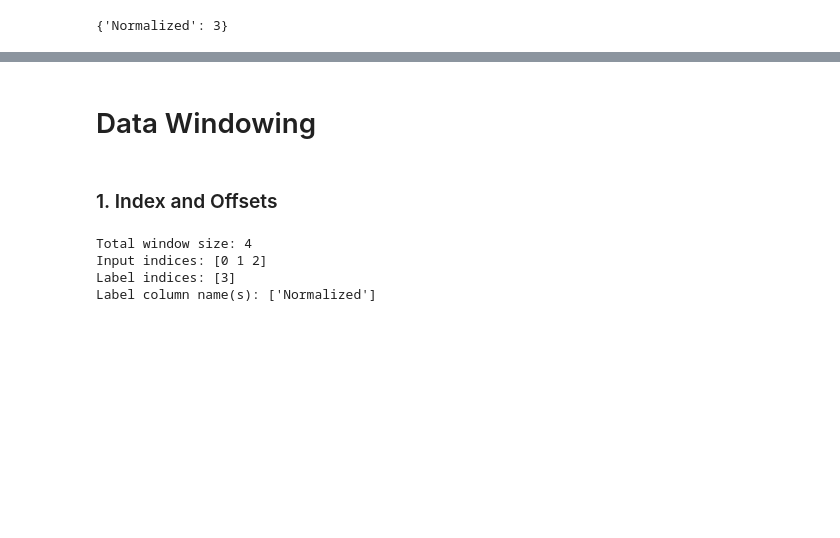
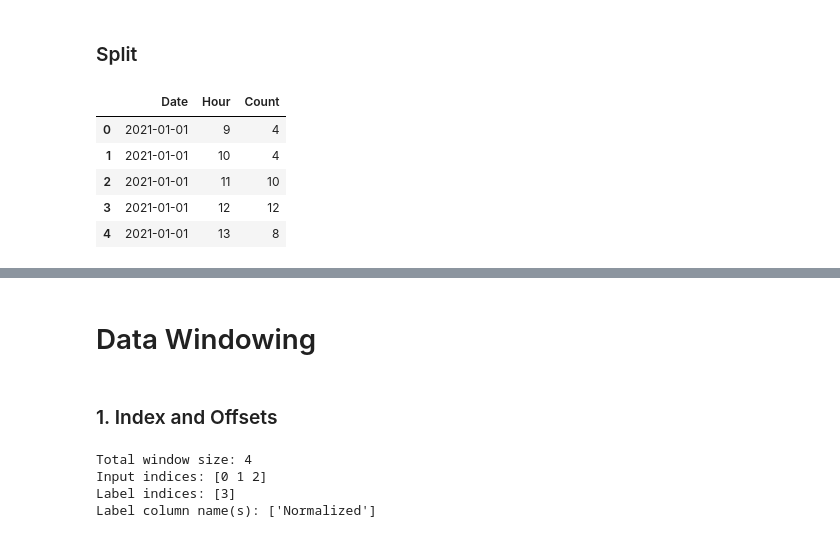
Before and after one commit to soph-colo/data3000-time-sequence, a Jupyter notebook: RNN_time.ipynb, the cells around one changed output, grey strips where cells are left out. Drawn from its saved outputs; the diff is of its cells as text; code cells hidden in the pictures; blank space fills up the shorter version.

```diff
--- a/RNN_time.ipynb
+++ b/RNN_time.ipynb
@@ -59,14 +106,22 @@ df2.head()
+# %% [markdown]
+### Split
 # %%
-column_indices = {name: i for i, name in enumerate(df2.columns)}
-#column_indices = column_indices.get("Normalized : 3")
+# column indices that we want to feed model: Normalized eventually
 column_indices = {'Normalized' : 3}
-print(column_indices)
 
+# splitting now so the training data trains solely on training
 n = len(df2)
 train_df = df2[0:int(n*0.7)]
 val_df = df2[int(n*0.7):int(n*0.9)]
 test_df = df2[int(n*0.9):]
 
 num_features = df2.shape[1]
-# %% [output]
-{'Normalized': 3}
+# %%
+train_df.head()
+# %% [output]
+|  | Date | Hour | Count |
+| 0 | 2021-01-01 | 9 | 4 |
+| 1 | 2021-01-01 | 10 | 4 |
+| 2 | 2021-01-01 | 11 | 10 |
+| 3 | 2021-01-01 | 12 | 12 |
+| 4 | 2021-01-01 | 13 | 8 |
```
Also changed, not shown: parts of 21 cells of this notebook.
